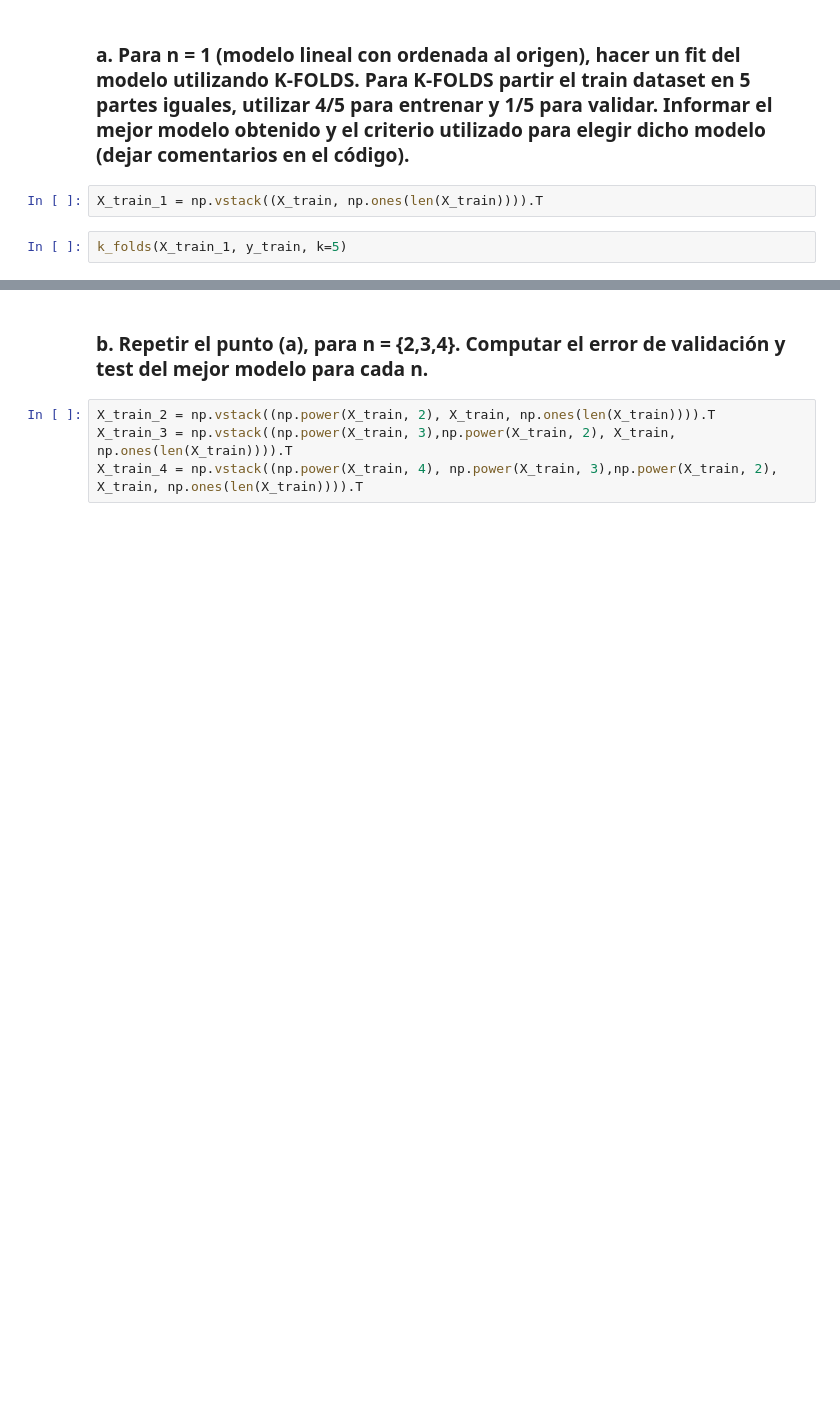
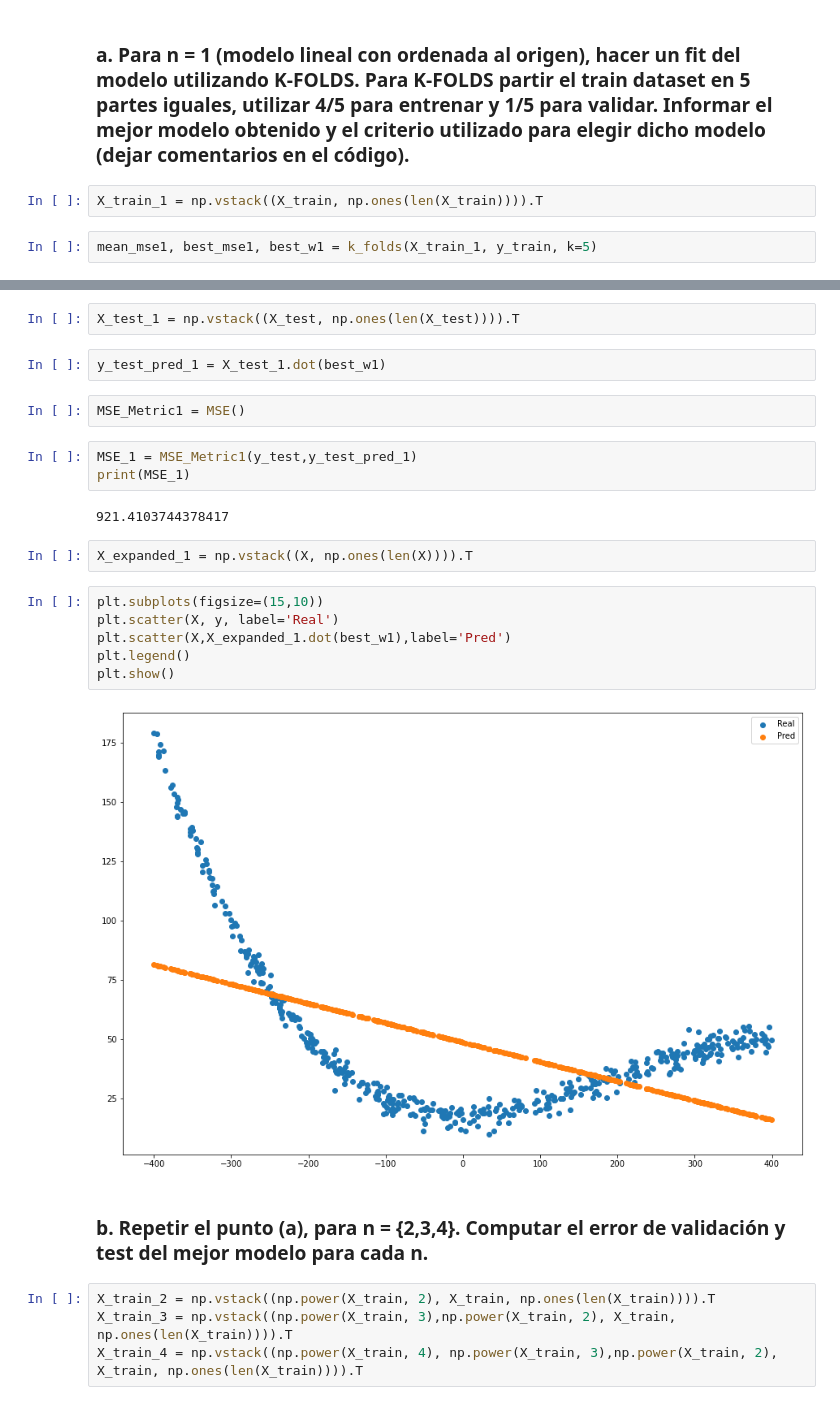
Before and after one commit to fernandogarade/CEIA_03_IntroAI, a Jupyter notebook: Examen/Examen_CEIA_IIA_Garade.ipynb, the cells around one changed output, grey strips where cells are left out. Saved outputs shown, nothing was run; the diff lists cells and outputs as text; blank space fills up the shorter version.

```diff
--- a/Examen/Examen_CEIA_IIA_Garade.ipynb
+++ b/Examen/Examen_CEIA_IIA_Garade.ipynb
@@ -174,4 +175,4 @@ def k_folds(X_train, y_train, k=5):
 # %%
 X_train_1 = np.vstack((X_train, np.ones(len(X_train)))).T
 # %%
-k_folds(X_train_1, y_train, k=5)
+mean_mse1, best_mse1, best_w1 = k_folds(X_train_1, y_train, k=5)
@@ -180,3 +187,24 @@ k_folds(X_train_1, y_train, k=5)
+# %%
+X_test_1 = np.vstack((X_test, np.ones(len(X_test)))).T
+# %%
+y_test_pred_1 = X_test_1.dot(best_w1)
+# %%
+MSE_Metric1 = MSE()
+# %%
+MSE_1 = MSE_Metric1(y_test,y_test_pred_1)
+print(MSE_1)
+# %% [output]
+921.4103744378417
+# %%
+X_expanded_1 = np.vstack((X, np.ones(len(X)))).T
+# %%
+plt.subplots(figsize=(15,10))
+plt.scatter(X, y, label='Real')
+plt.scatter(X,X_expanded_1.dot(best_w1),label='Pred')
+plt.legend()
+plt.show()
+# %% [output]
+[figure, added]
 # %% [markdown]
 ### b. Repetir el punto (a), para n = {2,3,4}. Computar el error de validación y test del mejor modelo para cada n.
 # %%
```
Also changed, not shown: parts of 57 cells of this notebook.
